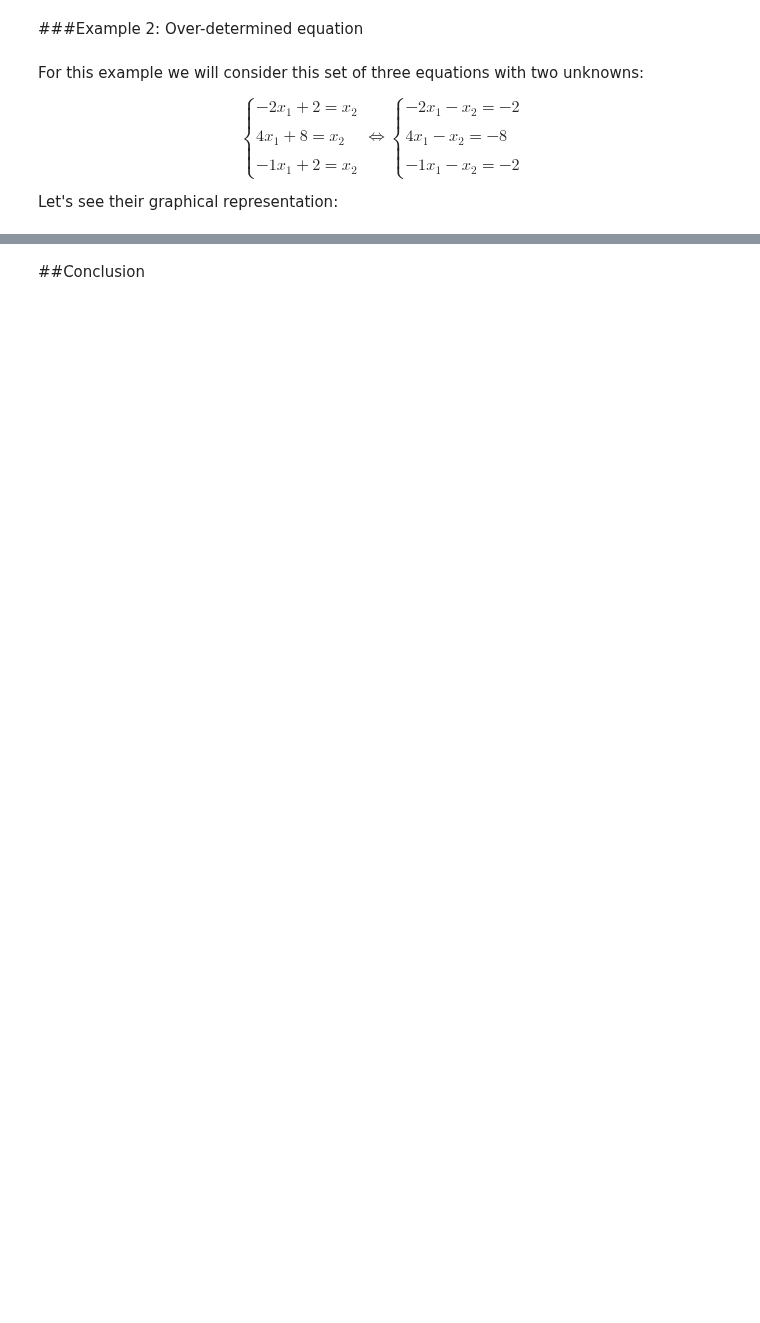
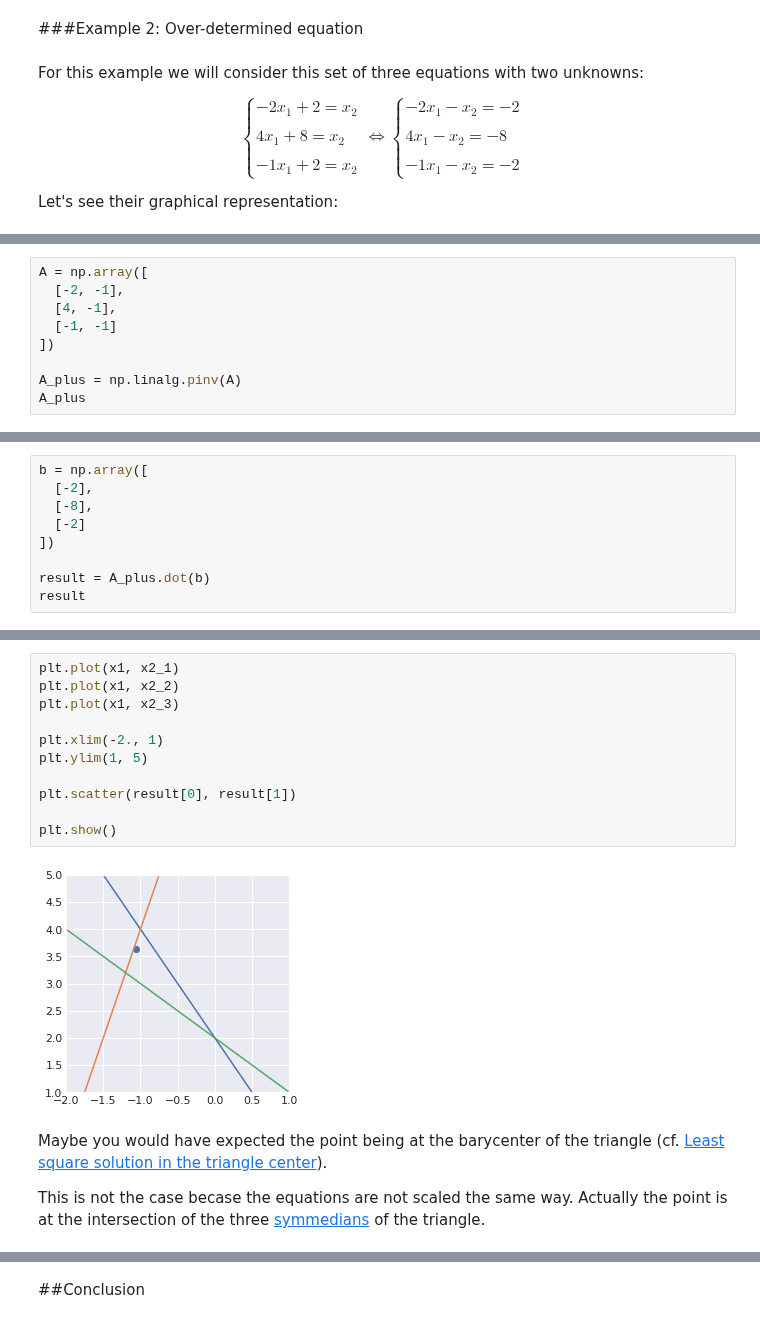
Before and after one commit to rahiakela/mathematics-for-machine-learning, a Jupyter notebook: deep-learning-book-maths/2_9_moore_penrose_pseudoinverse.ipynb, the cells around one changed output, grey strips where cells are left out. Saved outputs shown, nothing was run; the diff lists cells and outputs as text; blank space fills up the shorter version.

```diff
--- a/deep-learning-book-maths/2_9_moore_penrose_pseudoinverse.ipynb
+++ b/deep-learning-book-maths/2_9_moore_penrose_pseudoinverse.ipynb
@@ -400,0 +254,9 @@ Whaou! Even with 50 components, the quality of the image is not bad!
+# %%
+A = np.array([
+  [-2, -1],
+  [4, -1],
+  [-1, -1]
+])
+
+A_plus = np.linalg.pinv(A)
+A_plus
@@ -400,0 +293,9 @@ Whaou! Even with 50 components, the quality of the image is not bad!
+# %%
+b = np.array([
+  [-2],
+  [-8],
+  [-2]
+])
+
+result = A_plus.dot(b)
+result
@@ -400,0 +338,17 @@ Whaou! Even with 50 components, the quality of the image is not bad!
+# %%
+plt.plot(x1, x2_1)
+plt.plot(x1, x2_2)
+plt.plot(x1, x2_3)
+
+plt.xlim(-2., 1)
+plt.ylim(1, 5)
+
+plt.scatter(result[0], result[1])
+
+plt.show()
+# %% [output]
+[figure, added]
+# %% [markdown]
+Maybe you would have expected the point being at the barycenter of the triangle (cf. [Least square solution in the triangle center](https://math.stackexchange.com/questions/471812/is-the-least-squares-solution-to-an-overdetermined-system-a-triangle-center)).
+
+This is not the case becase the equations are not scaled the same way. Actually the point is at the intersection of the three [symmedians](https://en.wikipedia.org/wiki/Symmedian) of the triangle.
```
Also changed, not shown: parts of 60 cells of this notebook.
